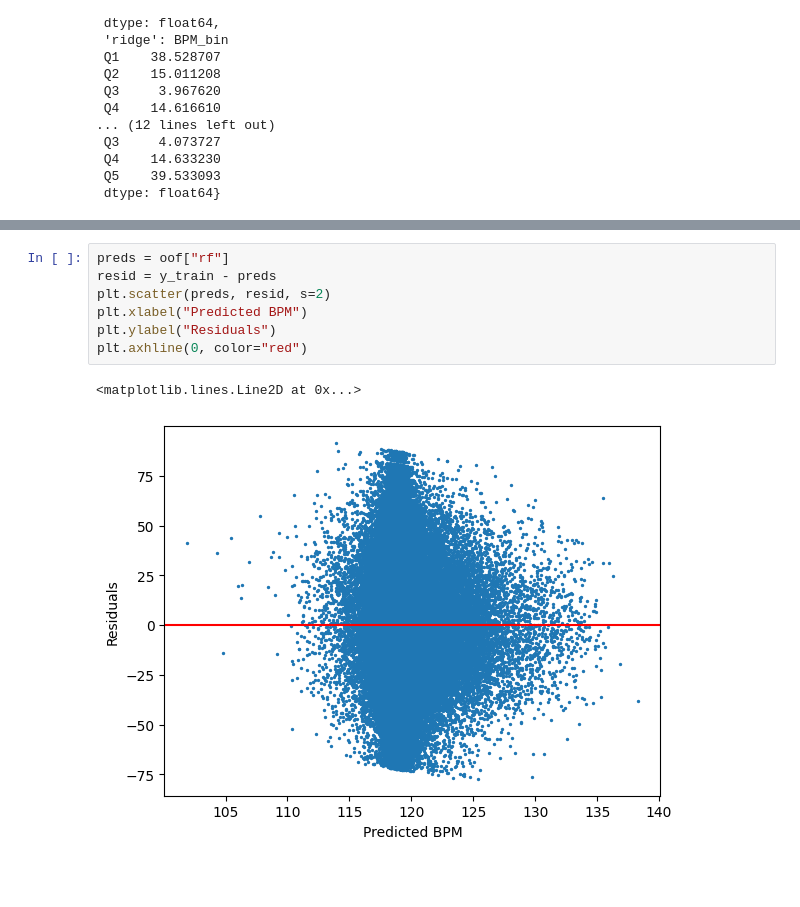
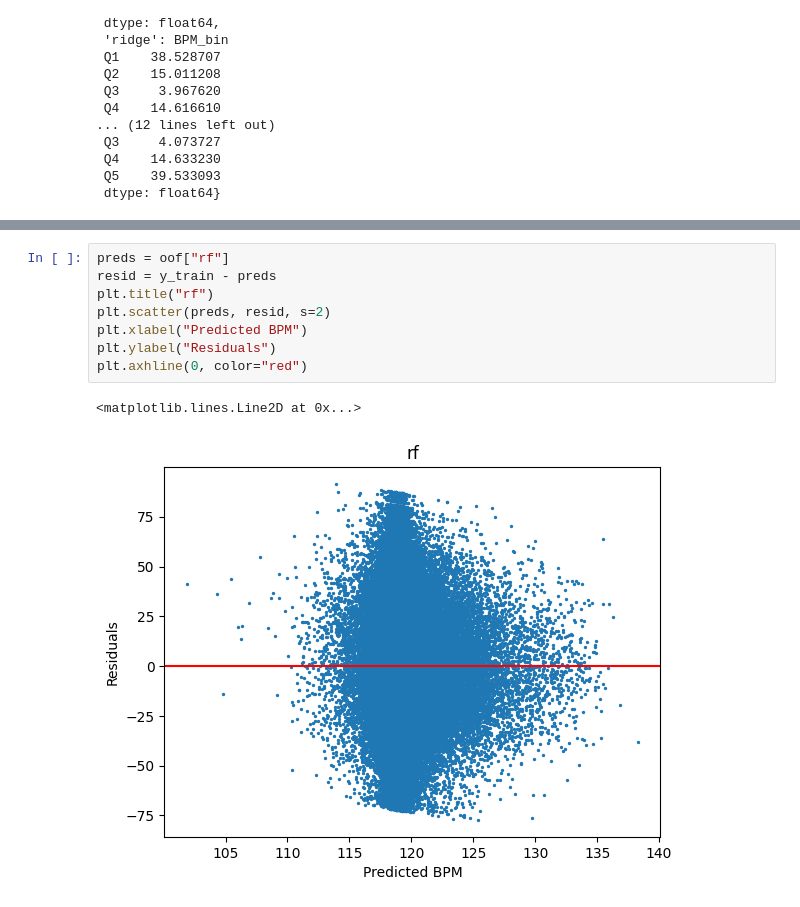
Before and after one commit to Menezes-Gus/Predicting-the-Beats-per-Minute-of-Songs-Kaggle, a Jupyter notebook: notebooks/baseline.ipynb, the cells around one changed output, grey strips where cells are left out. Drawn from its saved outputs; the diff is of its cells as text; blank space fills up the shorter version.

```diff
--- a/notebooks/baseline.ipynb
+++ b/notebooks/baseline.ipynb
@@ -276,13 +279,14 @@ plt.axhline(0, color="red")
 # %%
 preds = oof["rf"]
 resid = y_train - preds
+plt.title("rf")
 plt.scatter(preds, resid, s=2)
 plt.xlabel("Predicted BPM")
 plt.ylabel("Residuals")
 plt.axhline(0, color="red")
 # %% [output]
 <matplotlib.lines.Line2D at 0x...>
-[figure, old version]
+[figure, new version]
 # %%
 preds = oof["lgbm"]
 resid = y_train - preds
```
Also changed, not shown: parts of 13 cells of this notebook, 7 other files.
